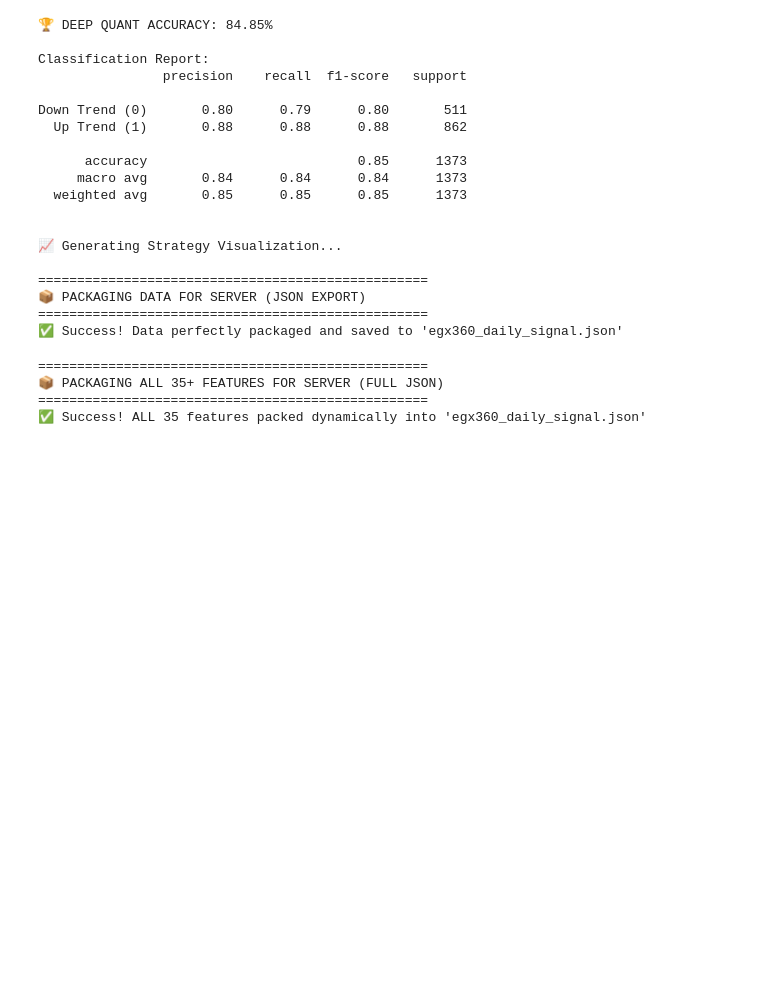
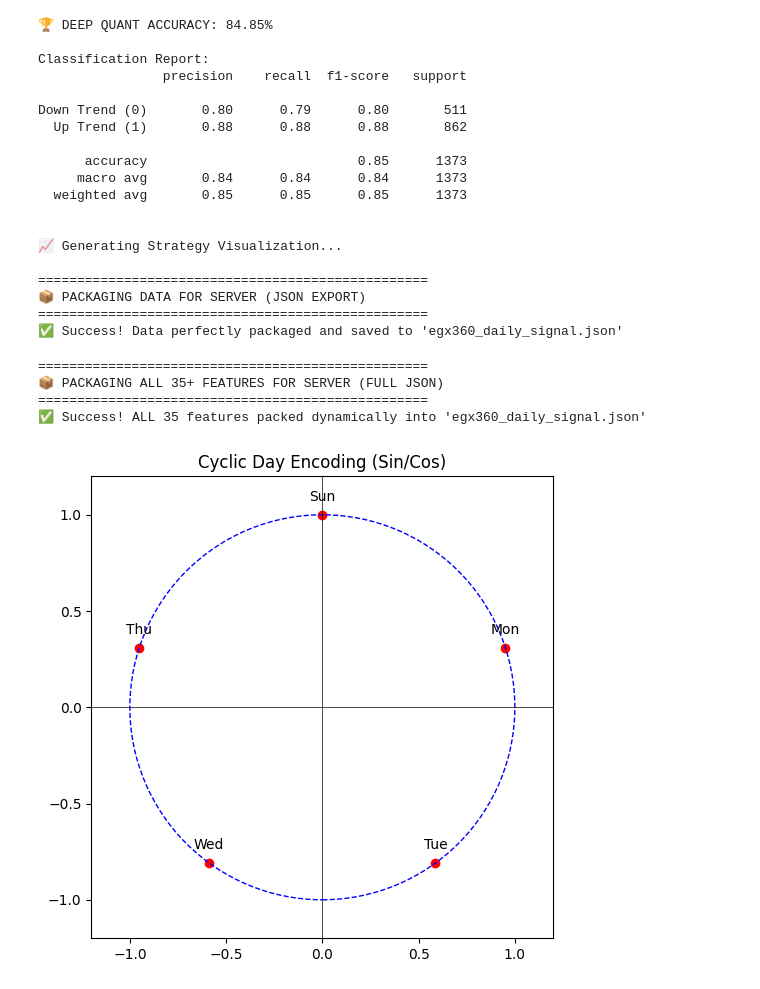
Before and after one commit to mohaaHeiba/EGX360-Graduation-Project, a Jupyter notebook: models/EGX/final_model copy.ipynb, the cells around one changed output. Saved outputs shown, nothing was run; the diff lists cells and outputs as text; code cells hidden in the pictures; blank space fills up the shorter version.

```diff
--- a/models/EGX/final_model copy.ipynb
+++ b/models/EGX/final_model copy.ipynb
@@ -600,3 +600,28 @@ print(f"✅ Success! ALL 35 features packed dynamically into '{output_filename}'
 📦 PACKAGING ALL 35+ FEATURES FOR SERVER (FULL JSON)
 ==================================================
 ✅ Success! ALL 35 features packed dynamically into 'egx360_daily_signal.json'
+# %%
+import matplotlib.pyplot as plt
+import numpy as np
+
+days = ['Sun', 'Mon', 'Tue', 'Wed', 'Thu']
+angles = np.linspace(0, 2*np.pi, len(days), endpoint=False)
+x = np.sin(angles)
+y = np.cos(angles)
+
+plt.figure(figsize=(6,6))
+plt.scatter(x, y, color='red')
+for i, day in enumerate(days):
+    plt.annotate(day, (x[i], y[i]), textcoords="offset points", xytext=(0,10), ha='center')
+
+circle = plt.Circle((0, 0), 1, color='blue', fill=False, linestyle='--')
+plt.gca().add_artist(circle)
+plt.xlim(-1.2, 1.2)
+plt.ylim(-1.2, 1.2)
+plt.axhline(0, color='black',linewidth=0.5)
+plt.axvline(0, color='black',linewidth=0.5)
+plt.title("Cyclic Day Encoding (Sin/Cos)")
+plt.gca().set_aspect('equal', adjustable='box')
+plt.show()
+# %% [output]
+[figure, added]
```
Also changed, not shown: 12 other files.
